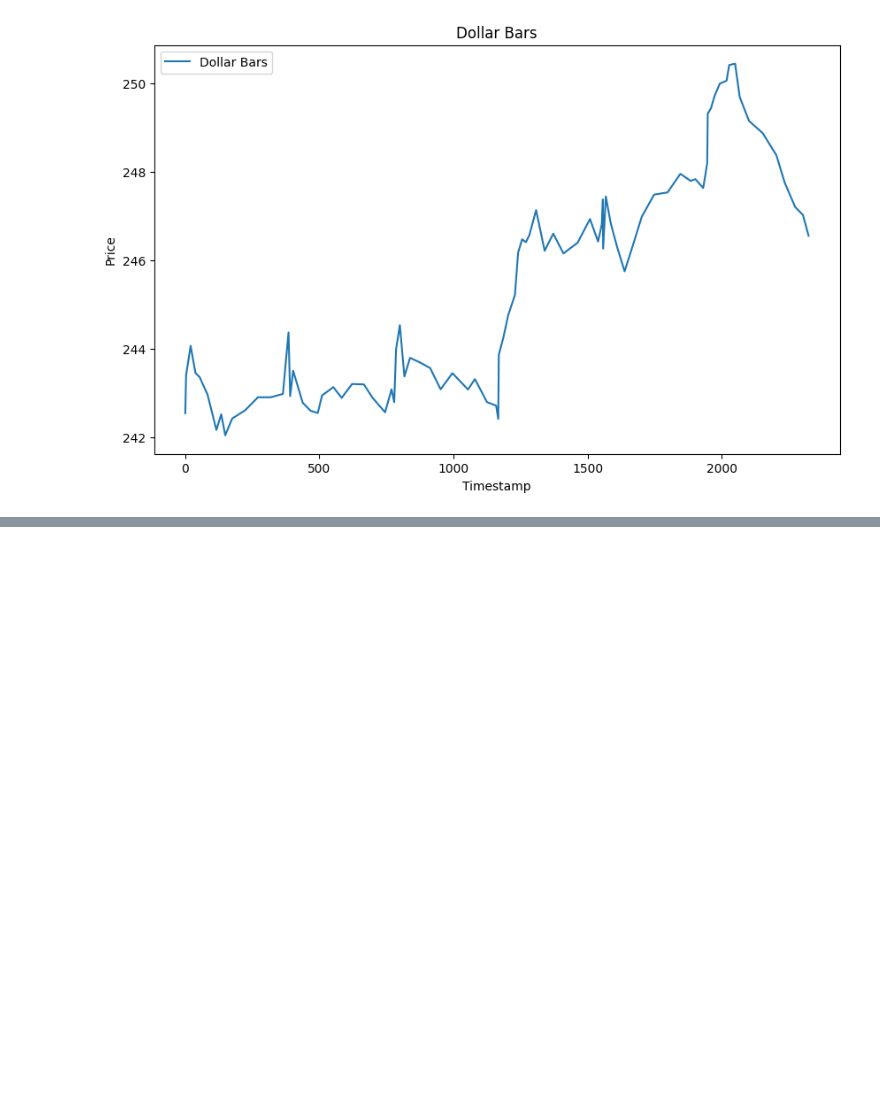
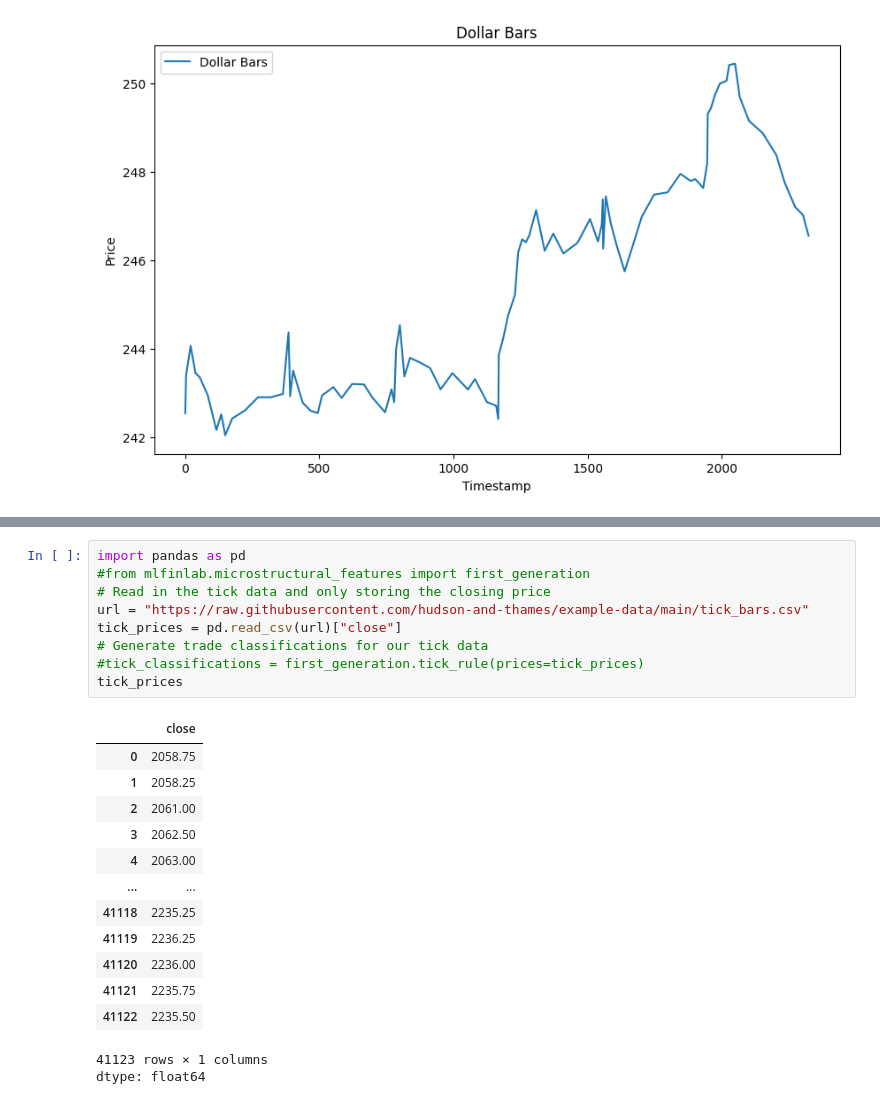
Before and after one commit to SvenTern/algotrade, a Jupyter notebook: test_dollar_bars.ipynb, the cells around one changed output, grey strips where cells are left out. Drawn from its saved outputs; the diff is of its cells as text; blank space fills up the shorter version.

```diff
--- a/test_dollar_bars.ipynb
+++ b/test_dollar_bars.ipynb
@@ -222,0 +227,24 @@ memory usage: 3.6 KB
+# %%
+import pandas as pd
+#from mlfinlab.microstructural_features import first_generation
+# Read in the tick data and only storing the closing price
+url = "https://raw.githubusercontent.com/hudson-and-thames/example-data/main/tick_bars.csv"
+tick_prices = pd.read_csv(url)["close"]
+# Generate trade classifications for our tick data
+#tick_classifications = first_generation.tick_rule(prices=tick_prices)
+tick_prices
+# %% [output]
+|  | close |
+| 0 | 2058.75 |
+| 1 | 2058.25 |
+| 2 | 2061.00 |
+| 3 | 2062.50 |
+| 4 | 2063.00 |
+| ... | ... |
+| 41118 | 2235.25 |
+| 41119 | 2236.25 |
+| 41120 | 2236.00 |
+| 41121 | 2235.75 |
+| 41122 | 2235.50 |
+41123 rows × 1 columns
+dtype: float64
```
Also changed, not shown: parts of 5 cells of this notebook.
